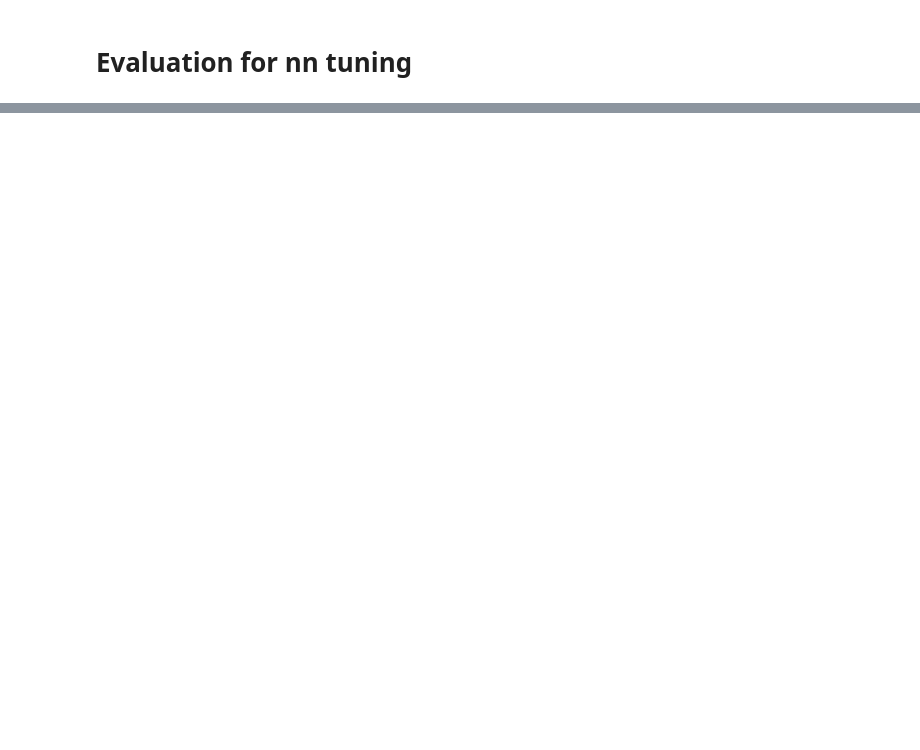
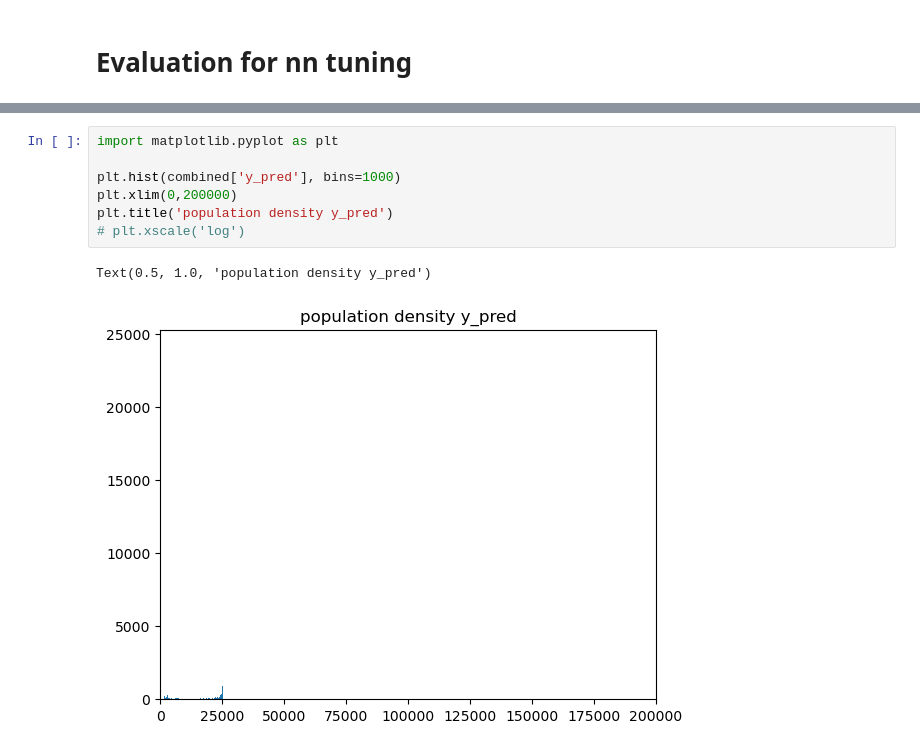
Before and after one commit to daegeun-kim/street_block_DL, a Jupyter notebook: analysis.ipynb, the cells around one changed output, grey strips where cells are left out. Drawn from its saved outputs; the diff is of its cells as text; blank space fills up the shorter version.

```diff
--- a/analysis.ipynb
+++ b/analysis.ipynb
@@ -313,0 +381,10 @@ R2: 0.12725329920769235
+# %%
+import matplotlib.pyplot as plt
+
+plt.hist(combined['y_pred'], bins=1000)
+plt.xlim(0,200000)
+plt.title('population density y_pred')
+# plt.xscale('log')
+# %% [output]
+Text(0.5, 1.0, 'population density y_pred')
+[figure, added]
```
Also changed, not shown: parts of 17 cells of this notebook.
